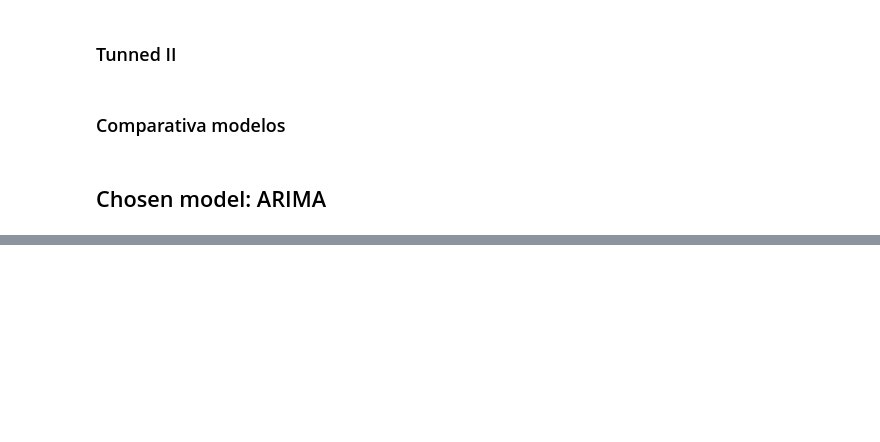
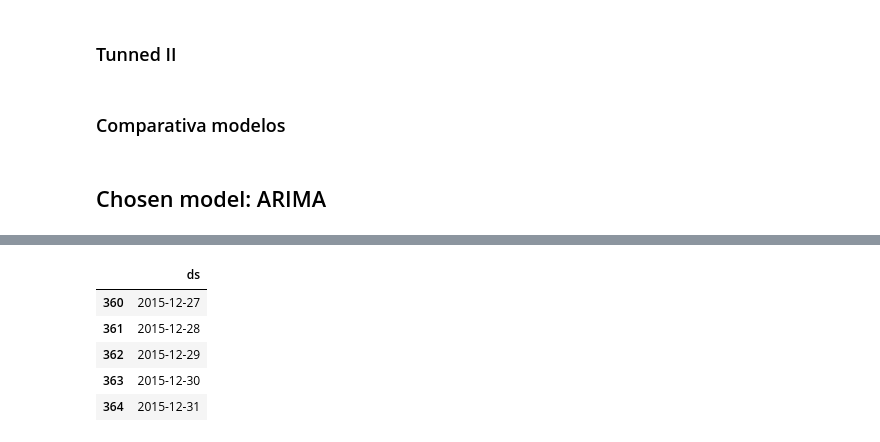
Before and after one commit to inesgfortis/Aircraft_Delays_Analysis, a Jupyter notebook: Forecast/Models Evaluation.ipynb, the cells around one changed output, grey strips where cells are left out. Drawn from its saved outputs; the diff is of its cells as text; code cells hidden in the pictures; blank space fills up the shorter version.

```diff
--- a/Forecast/Models Evaluation.ipynb
+++ b/Forecast/Models Evaluation.ipynb
@@ -457,0 +509,11 @@ fig.show()
+# %%
+# Prediction
+future = baseline_model.make_future_dataframe(periods=31)
+future.tail()
+# %% [output]
+|  | ds |
+| 360 | 2015-12-27 |
+| 361 | 2015-12-28 |
+| 362 | 2015-12-29 |
+| 363 | 2015-12-30 |
+| 364 | 2015-12-31 |
```
Also changed, not shown: parts of 25 cells of this notebook, 1 other file.
